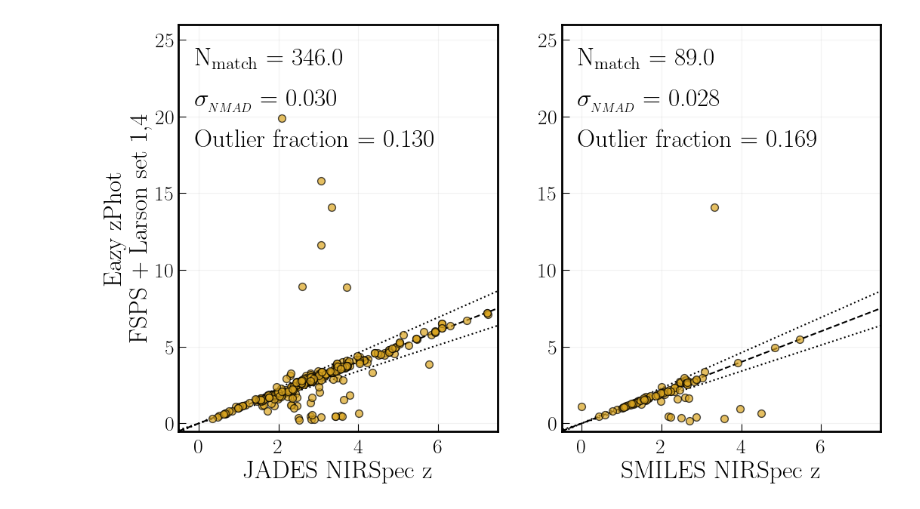
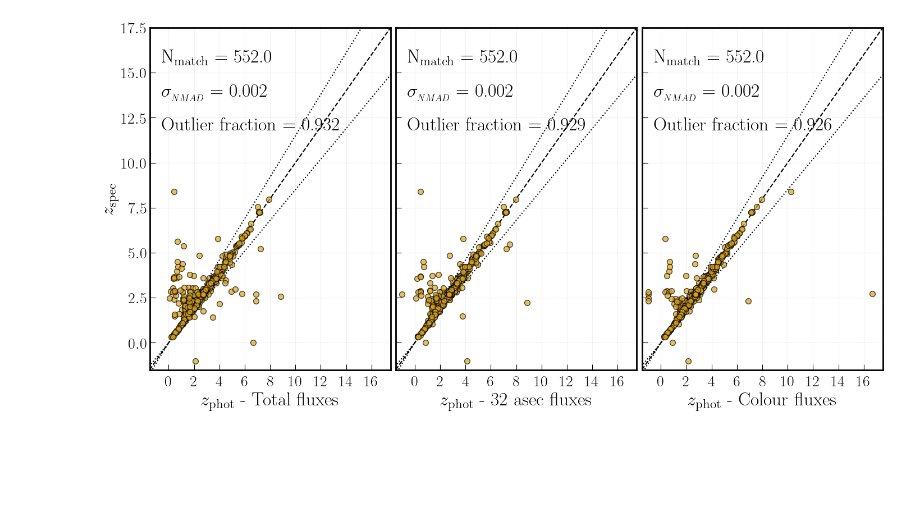
Before and after one commit to JordanDSilva/miri-manchester, a Jupyter notebook: scripts/eazy_smiles_zspec_analysis.ipynb, the cells around one changed output. Saved outputs shown, nothing was run; the diff lists cells and outputs as text; code cells hidden in the pictures; blank space fills up the shorter version.

```diff
--- a/scripts/eazy_smiles_zspec_analysis.ipynb
+++ b/scripts/eazy_smiles_zspec_analysis.ipynb
@@ -205,3 +92,7 @@ def compute_Nsigma_outliers(zspec, zphot, zphot_err, thresh = 2.0):
     outlier_frac = sum(deltaz >= thresh) / len(zspec)
 
     return outlier_frac
+# %%
+new = eazyh5.initialize_from_hdf5(h5file='/Users/jordan/Documents/Epochs/data/eazy/miri_agn_blue_sfhz/miri_zphot_agn_blue_sfhz.out.h5')
+new_app = eazyh5.initialize_from_hdf5(h5file='/Users/jordan/Documents/Epochs/data/eazy/miri_agn_blue_sfhz_32asec/miri_zphot_agn_blue_sfhz_32asec.out.h5')
+new_col = eazyh5.initialize_from_hdf5(h5file='/Users/jordan/Documents/Epochs/data/eazy/miri_agn_blue_sfhz_col/miri_zphot_agn_blue_sfhz_col.out.h5')
@@ -208,61 +221,50 @@ def compute_Nsigma_outliers(zspec, zphot, zphot_err, thresh = 2.0):
 # %%
-fig, axs = plt.subplots(1, 2, figsize = (12,7))
+fig, axs = plt.subplots(1, 3, figsize = (14,7), sharey = True)
 
-zbest_leg = axs[0].scatter(
-    jades_zspec_match,
-    jades_zphot_match,
-    s = 50,
-    zorder = 20,
-    edgecolor = "black",
-    facecolor = "goldenrod",
-    alpha = 0.7,
-    label = "zbest"
+def plot_zz(new, ax):
+    zbest_leg = ax.scatter(
+        new.zml,
+        new.ZSPEC,
+        s = 50,
+        zorder = 20,
+        edgecolor = "black",
+        facecolor = "goldenrod",
+        alpha = 0.7,
+        label = "zbest"
+    )
+    ax.text(
+        0.05, 0.90,
+        rf"N$_{{\mathrm{{match}}}}$ =  {len(new.ZSPEC[new.ZSPEC > 0]):.1f}", transform=ax.transAxes
+    )
+    ax.text(
+        0.05, 0.80,
+        rf"$\sigma_{{_{{NMAD}}}} = $ {compute_sigmaNMAD(zspec=new.ZSPEC, zphot=new.zml):.3f}", transform=ax.transAxes
+    )
+    ax.text(
+        0.05, 0.70,
+        rf"Outlier fraction = {compute_outliers(zspec=new.ZSPEC, zphot=new.zml):.3f}", transform=ax.transAxes
+    )
+
+plot_zz(
+    new,
+    axs[0]
 )
-zbest_leg = axs[1].scatter(
-    smiles_zspec_match,
-    smiles_zphot_match,
-    s = 50,
-    zorder = 20,
-    edgecolor = "black",
-    facecolor = "goldenrod",
-    alpha = 0.7,
-    label = "zbest"
+plot_zz(
+    new_app,
+    axs[1]
 )
-
-axs[0].text(
-        0.05, 0.90,
-        rf"N$_{{\mathrm{{match}}}}$ =  {len(jades_zspec_match):.1f}", transform=axs[0].transAxes
-    )
-axs[0].text(
-    0.05, 0.80,
-    rf"$\sigma_{{_{{NMAD}}}} = $ {compute_sigmaNMAD(zspec=jades_zspec_match, zphot=jades_zphot_match):.3f}", transform=axs[0].transAxes
+plot_zz(
+    new_col,
+    axs[2]
 )
-axs[0].text(
-    0.05, 0.70,
-    rf"Outlier fraction = {compute_outliers(zspec=jades_zspec_match, zphot=jades_zphot_match):.3f}", transform=axs[0].transAxes
-)
-
-axs[1].text(
-        0.05, 0.90,
-        rf"N$_{{\mathrm{{match}}}}$ =  {len(smiles_zspec_match):.1f}", transform=axs[1].transAxes
-    )
-axs[1].text(
-    0.05, 0.80,
-    rf"$\sigma_{{_{{NMAD}}}} = $ {compute_sigmaNMAD(zspec=smiles_zspec_match, zphot=smiles_zphot_match):.3f}", transform=axs[1].transAxes
-)
-axs[1].text(
-    0.05, 0.70,
-    rf"Outlier fraction = {compute_outliers(zspec=smiles_zspec_match, zphot=smiles_zphot_match):.3f}", transform=axs[1].transAxes
-)
-
 for i, ax in enumerate(axs):
 
     ax.axline((0, 0), slope=1,
                 color='black', linestyle='--'
     )
-    ax.set_xlim([-0.5, 7.5]),
-    ax.set_ylim([-0.5, 26])
-    ax.set_yticks([0, 5, 10, 15, 20, 25])
+    ax.set_xlim([-1.5, 17.5]),
+    ax.set_ylim([-1.5, 17.5])
+    # ax.set_yticks([0, 5, 10, 15, 20, 25])
 
 
     ax.plot(np.linspace(-400, 400, 40) + 1, 1.15 * (np.linspace(-400, 400, 40) + 1),
@@ -271,12 +273,15 @@ for i, ax in enumerate(axs):
     ax.plot(np.linspace(-400, 400, 40) + 1, 0.85 * (np.linspace(-400, 400, 40) + 1),
             color='black', linestyle=':'
     )
+    ax.set_xticks([0,2,4,6,8,10,12,14,16])
 
     ax.grid(color = 'grey', alpha = 0.1, ls = "-")
 
-axs[0].set_xlabel('JADES NIRSpec z')
-axs[1].set_xlabel('SMILES NIRSpec z')
-axs[0].set_ylabel('Eazy zPhot \n FSPS + Larson set 1,4')
+axs[0].set_xlabel(r'$z_{\mathrm{phot}}$ - Total fluxes')
+axs[1].set_xlabel(r'$z_{\mathrm{phot}}$ - 32 asec fluxes')
+axs[2].set_xlabel(r'$z_{\mathrm{phot}}$ - Colour fluxes')
+
+axs[0].set_ylabel(r"$z_{\mathrm{spec}}$")
 
 fig.align_labels() # Aligns the labels
 # fig.tight_layout()
@@ -291 +298 @@ fig.align_labels() # Aligns the labels
-[figure, old version]
+[figure, new version]
```
Also changed, not shown: parts of 25 cells of this notebook, 26 other files.
